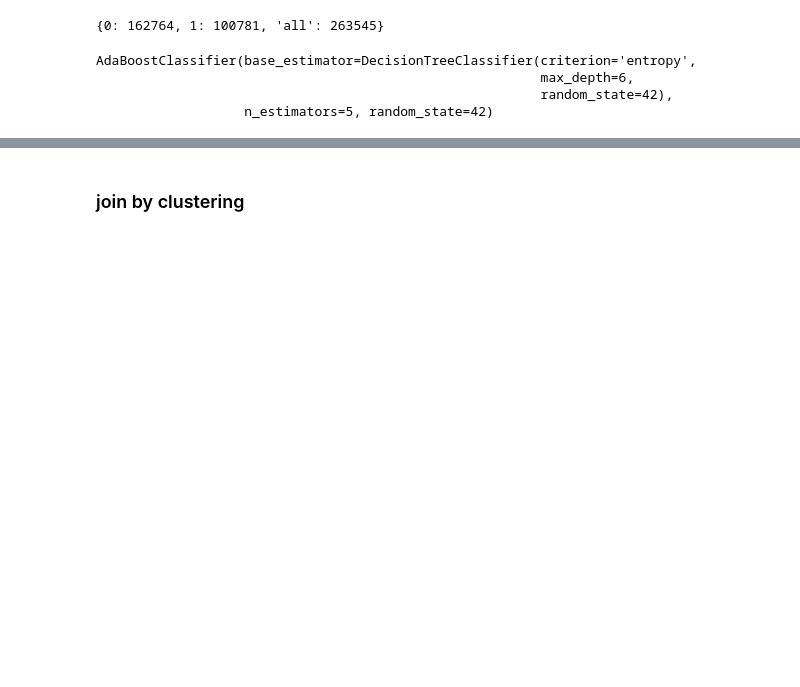
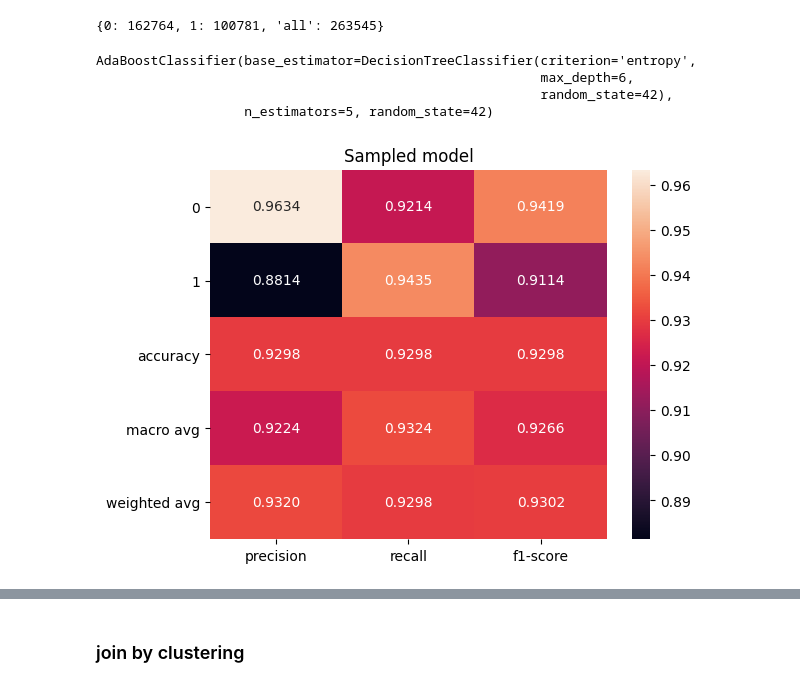
Before and after one commit to jirkaseta/dataset_cluster_analysis, a Jupyter notebook: cluster_report.ipynb, the cells around one changed output, grey strips where cells are left out. Cells and saved outputs as stored; diff of their text form; code cells hidden in the pictures; blank space fills up the shorter version.

```diff
--- a/cluster_report.ipynb
+++ b/cluster_report.ipynb
@@ -1217,3 +1249,18 @@ old_data.improvement=(f1_new-f1_old)/space_to_improve*100
 report=classification_report(y_test,pred_new,digits=4,output_dict=True)
 tmp=old_data.prepare_model_result(report,text+'_'+'union_small',use_case)
 framework_result=pd.concat([framework_result,tmp])
+# %%
+pred_new = clf_union.predict(X_test)
+
+report=pd.DataFrame(classification_report(y_test,pred_new,digits=4,output_dict=True))
+ax=sns.heatmap(report.iloc[:-1, :].T, annot=True,fmt='.4f')
+#total_acc=metrics.accuracy_score(y,pred_new)
+report.transpose().to_latex(f'xsetin00/{use_case}/sampled.tex',float_format="{:.4f}".format,caption='Sampled model',label='tab:sampled')
+plt.yticks(rotation=0)
+plt.title("Sampled model")
+ax.get_figure().savefig(f"xsetin00/{use_case}/sampled.png",dpi=500)
+
+
+plt.show()
+# %% [output]
+[figure, added]
```
Also changed, not shown: parts of 17 cells of this notebook.
